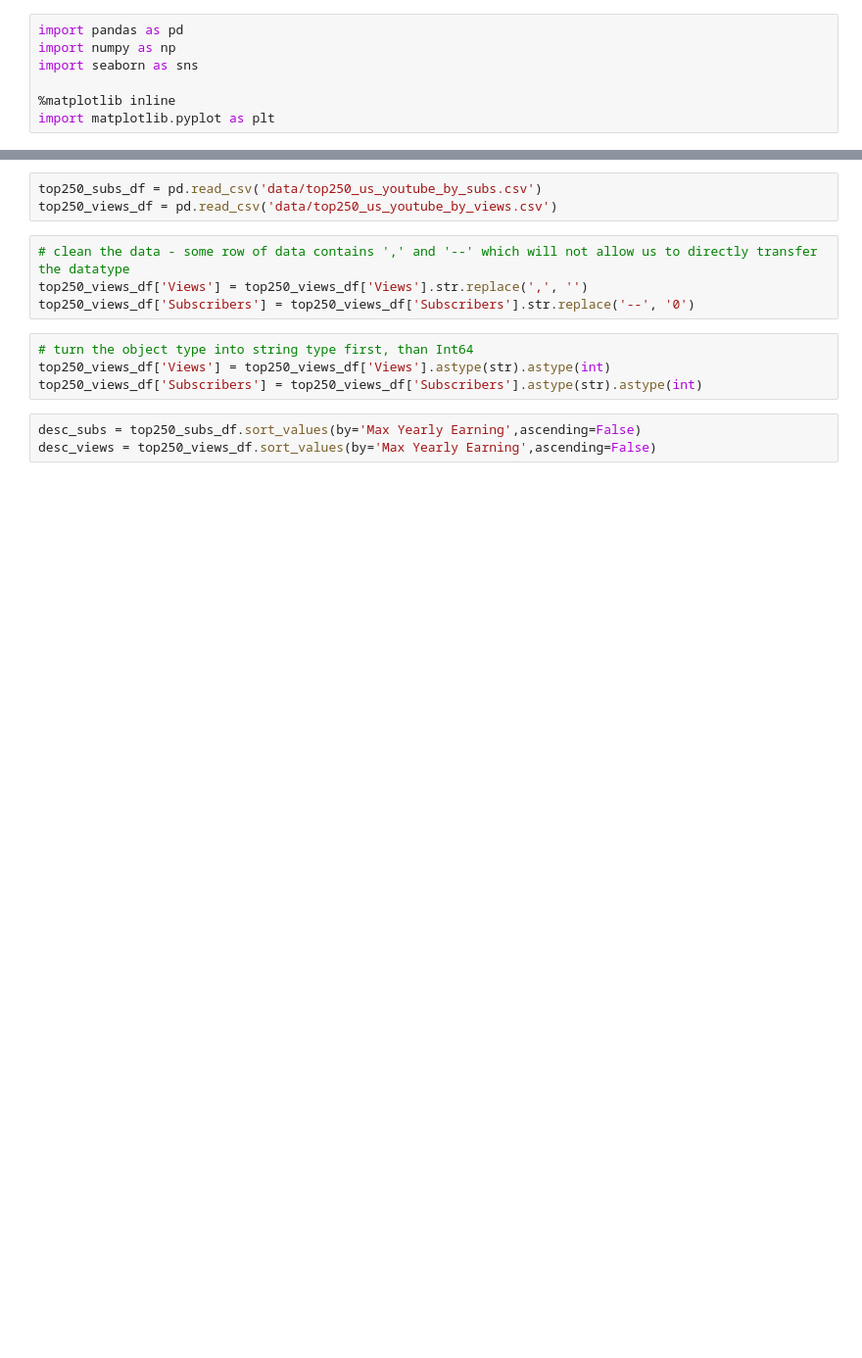
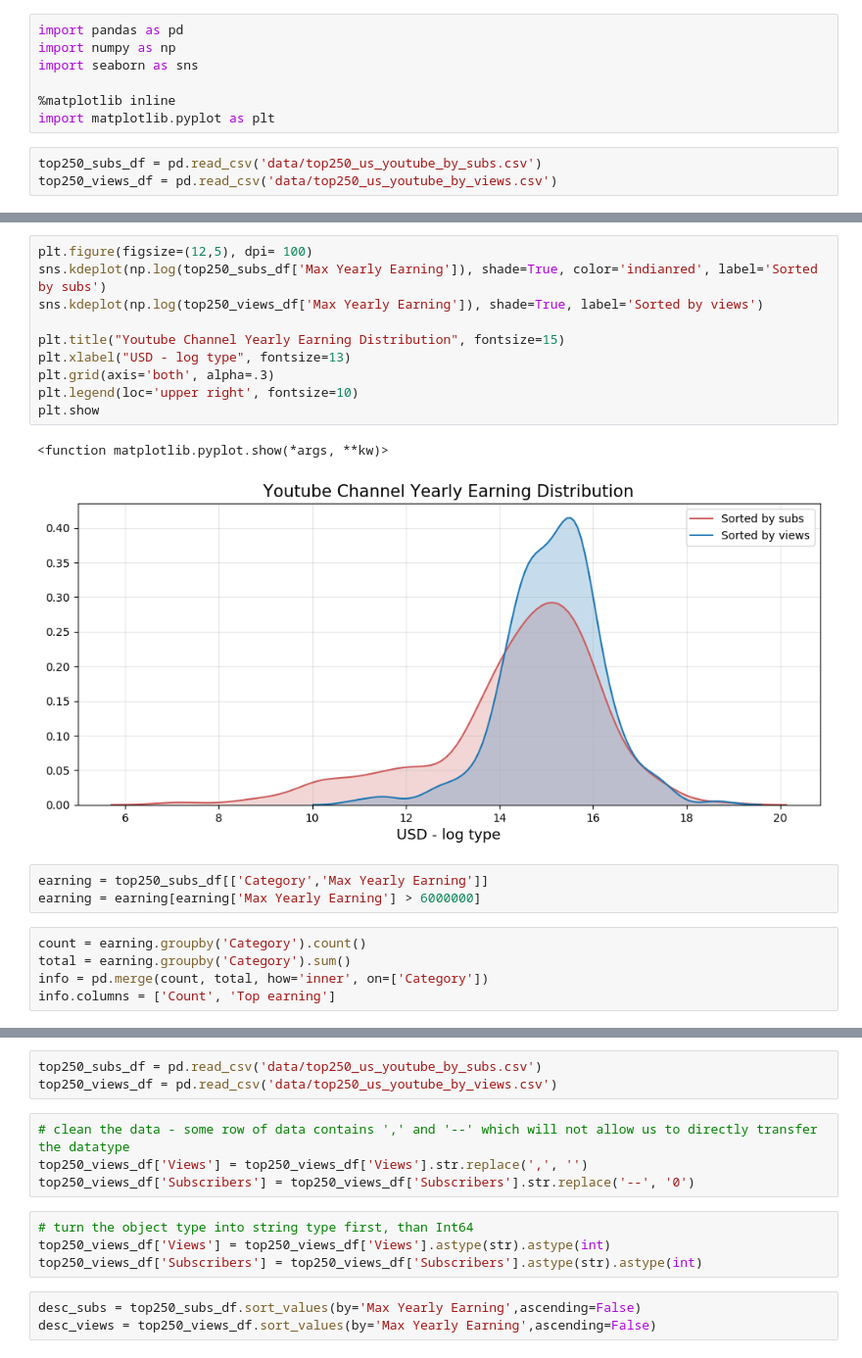
Before and after one commit to gillian850413/Final_Project, a Jupyter notebook: IS590PR_Final_Project_Part1.ipynb, the cells around one changed output, grey strips where cells are left out. Shown at 98% size. Saved outputs shown, nothing was run; the diff lists cells and outputs as text; blank space fills up the shorter version.

```diff
--- a/IS590PR_Final_Project_Part1.ipynb
+++ b/IS590PR_Final_Project_Part1.ipynb
@@ -33,3 +33,6 @@ import seaborn as sns
 
 %matplotlib inline
 import matplotlib.pyplot as plt
+# %%
+top250_subs_df = pd.read_csv('data/top250_us_youtube_by_subs.csv')
+top250_views_df = pd.read_csv('data/top250_us_youtube_by_views.csv')
@@ -35,0 +72,21 @@ import matplotlib.pyplot as plt
+# %%
+plt.figure(figsize=(12,5), dpi= 100)
+sns.kdeplot(np.log(top250_subs_df['Max Yearly Earning']), shade=True, color='indianred', label='Sorted by subs')
+sns.kdeplot(np.log(top250_views_df['Max Yearly Earning']), shade=True, label='Sorted by views')
+
+plt.title("Youtube Channel Yearly Earning Distribution", fontsize=15)
+plt.xlabel("USD - log type", fontsize=13)
+plt.grid(axis='both', alpha=.3)
+plt.legend(loc='upper right', fontsize=10)
+plt.show
+# %% [output]
+<function matplotlib.pyplot.show(*args, **kw)>
+[figure, added]
+# %%
+earning = top250_subs_df[['Category','Max Yearly Earning']]
+earning = earning[earning['Max Yearly Earning'] > 6000000]
+# %%
+count = earning.groupby('Category').count()
+total = earning.groupby('Category').sum()
+info = pd.merge(count, total, how='inner', on=['Category'])
+info.columns = ['Count', 'Top earning']
```
Also changed, not shown: parts of 14 cells of this notebook.
